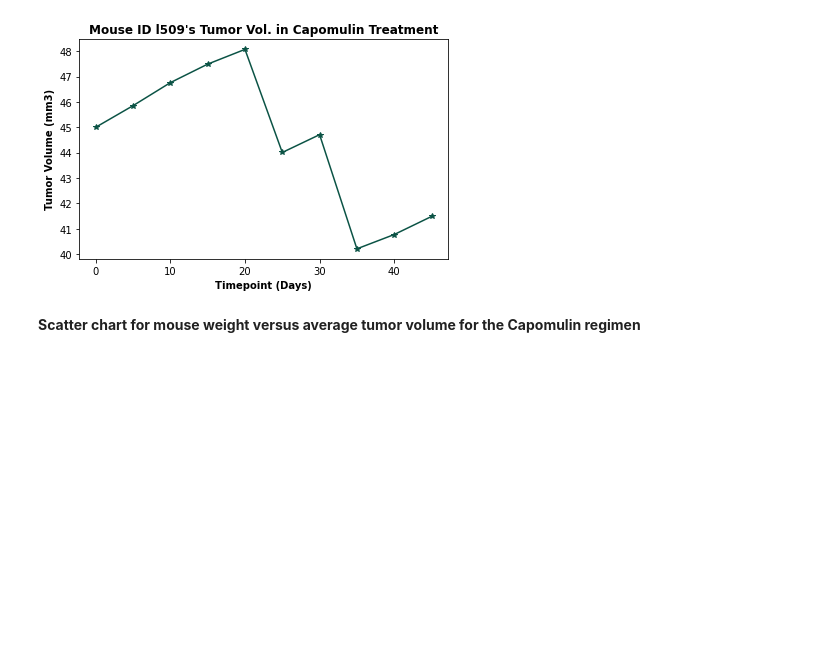
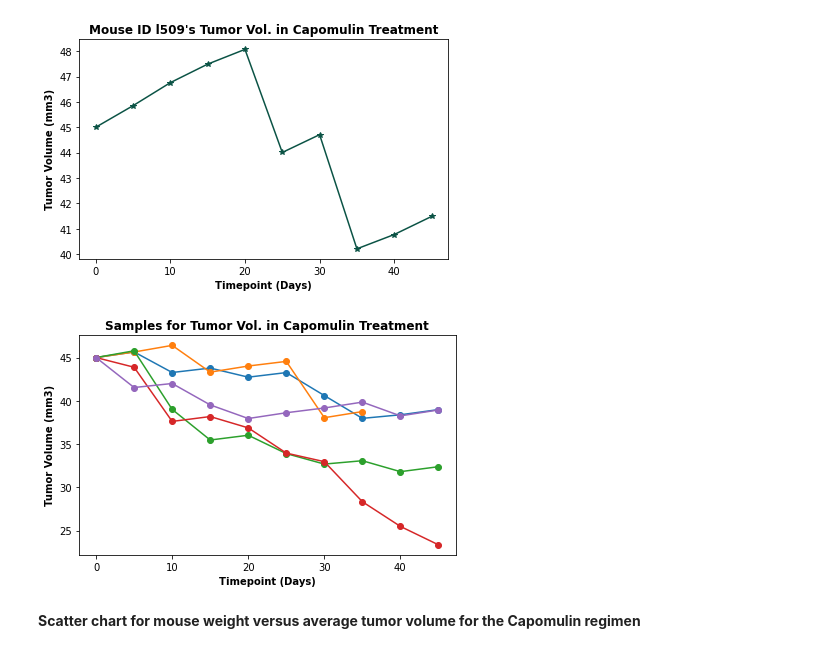
Before and after one commit to abpuccini/matplotlib-challenge, a Jupyter notebook: pymaceuticals_analysis.ipynb, the cells around one changed output. Cells and saved outputs as stored; diff of their text form; code cells hidden in the pictures; blank space fills up the shorter version.

```diff
--- a/pymaceuticals_analysis.ipynb
+++ b/pymaceuticals_analysis.ipynb
@@ -379,6 +414,31 @@ plt.show()
 plt.close()
 # %% [output]
 [figure]
+# %%
+# Identify specific mouse ID and get data of the mouse id
+mice_cap = Capomulin_df['Mouse ID'].unique()
+
+for mouse in mice_cap[0:5]:
+    mouse_cap_df = Capomulin_df.loc[Capomulin_df['Mouse ID'] == mouse]
+    # Generate a line plot
+    plt.plot(mouse_cap_df['Timepoint'], mouse_cap_df['Tumor Volume (mm3)'], marker='o')
+
+# Set x/y label, title
+plt.title(f"Samples for Tumor Vol. in Capomulin Treatment", fontweight='bold')
+plt.xlabel('Timepoint (Days)', fontweight='bold')
+plt.ylabel('Tumor Volume (mm3)', fontweight='bold')
+
+# Save line graph to Images folder
+plt.tight_layout()
+plt.savefig('Images/tumor_plot.png')
+
+# Present the box plot chart
+plt.show()
+
+# To close pyplot
+plt.close()
+# %% [output]
+[figure, added]
 # %% [markdown]
 **Scatter chart for mouse weight versus average tumor volume for the Capomulin regimen**
 # %%
```
Also changed, not shown: parts of 6 cells of this notebook.
